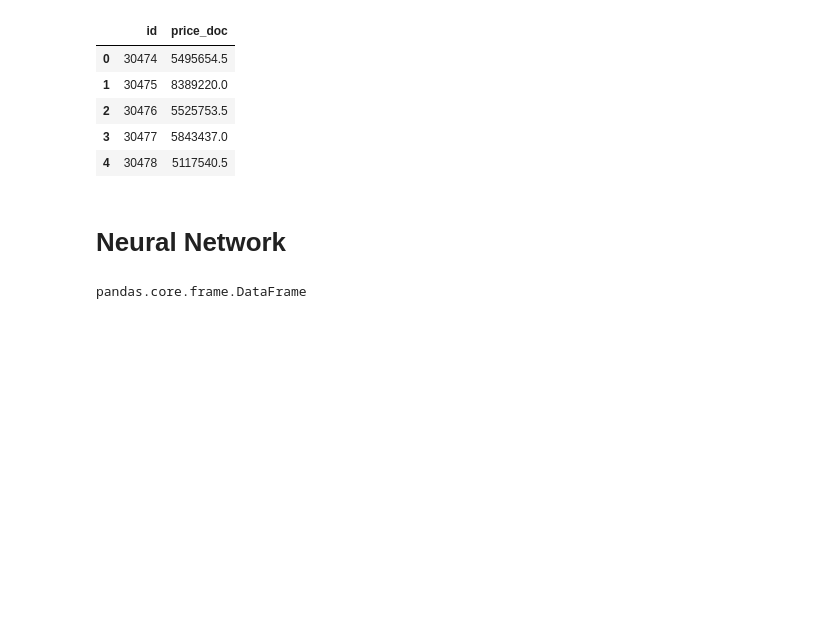
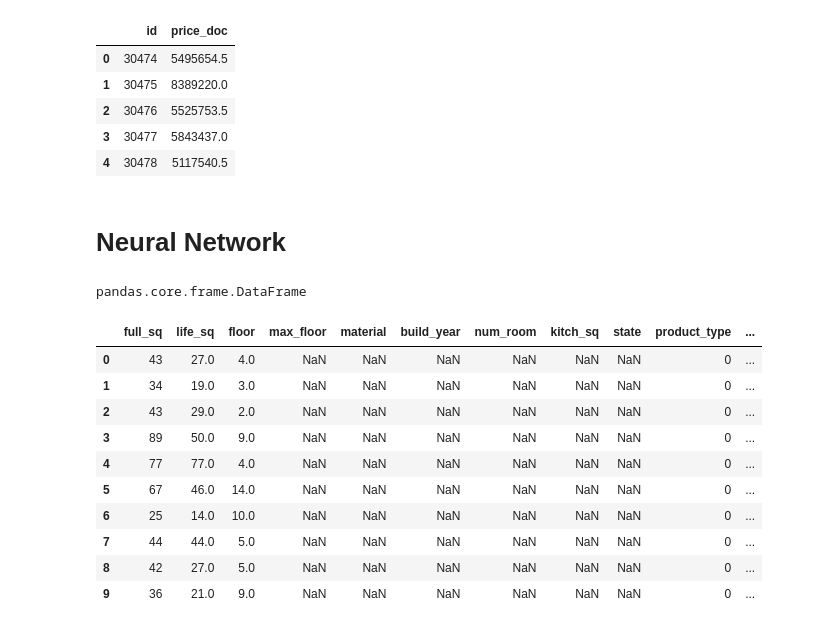
Before and after one commit to Majid-Sohrabi/MLDM_Competition_Sberbank, a Jupyter notebook: Sberbank_Russian_Housing_Market.ipynb, the cells around one changed output. Drawn from its saved outputs; the diff is of its cells as text; code cells hidden in the pictures; blank space fills up the shorter version.

```diff
--- a/Sberbank_Russian_Housing_Market.ipynb
+++ b/Sberbank_Russian_Housing_Market.ipynb
@@ -368,0 +361,51 @@ y_train = y_train.replace(np.nan, 0.0)
+# %%
+# Preprocessing for Neural Network
+
+# Convert categorical features to numeric
+categ_feature_YN = ['culture_objects_top_25',
+                    'thermal_power_plant_raion',
+                    'incineration_raion',
+                    'oil_chemistry_raion',
+                    'radiation_raion',
+                    'railroad_terminal_raion',
+                    'big_market_raion',
+                    'nuclear_reactor_raion',
+                    'detention_facility_raion',
+                    'big_road1_1line',
+                    'railroad_1line',
+                    'water_1line']
+
+categ_feature_quantify = ['ecology', 'product_type']
+
+# Convert no, yes to 0 and 1 recpectively
+for col in categ_feature_YN:
+  x_train[col] = x_train[col].replace(['no', 'yes'], [0, 1])
+  x_test[col] = x_test[col].replace(['no', 'yes'], [0, 1])
+
+# Convert 'ecology' column from ['no data', 'poor', 'satisfactory', 'good', 'excellent'] to [0, 1, 2, 3, 4]
+x_train[categ_feature_quantify[0]] = x_train[categ_feature_quantify[0]].replace(['no data', 'poor', 'satisfactory', 'good', 'excellent'], [0, 1, 2, 3, 4])
+x_test[categ_feature_quantify[0]] = x_test[categ_feature_quantify[0]].replace(['no data', 'poor', 'satisfactory', 'good', 'excellent'], [0, 1, 2, 3, 4])
+
+# Convert 'product_type' column from ['Investment', 'OwnerOccupier'] to [0, 1]
+x_train[categ_feature_quantify[1]] = x_train[categ_feature_quantify[1]].replace(['Investment', 'OwnerOccupier'], [0, 1])
+x_test[categ_feature_quantify[1]] = x_test[categ_feature_quantify[1]].replace(['Investment', 'OwnerOccupier'], [0, 1])
+
+# Drop 'sub_area' collumn
+x_train = x_train.drop(['sub_area'], axis=1)
+x_test = x_test.drop(['sub_area'], axis=1)
+# %%
+# print all culumns of the dataframe with head() function
+pd.set_option('display.max_columns', None)
+x_train.head(10)
+# %% [output]
+|  | full_sq | life_sq | floor | max_floor | material | build_year | num_room | kitch_sq | state | product_type | ... |
+| 0 | 43 | 27.0 | 4.0 | NaN | NaN | NaN | NaN | NaN | NaN | 0 | ... |
+| 1 | 34 | 19.0 | 3.0 | NaN | NaN | NaN | NaN | NaN | NaN | 0 | ... |
+| 2 | 43 | 29.0 | 2.0 | NaN | NaN | NaN | NaN | NaN | NaN | 0 | ... |
+| 3 | 89 | 50.0 | 9.0 | NaN | NaN | NaN | NaN | NaN | NaN | 0 | ... |
+| 4 | 77 | 77.0 | 4.0 | NaN | NaN | NaN | NaN | NaN | NaN | 0 | ... |
+| 5 | 67 | 46.0 | 14.0 | NaN | NaN | NaN | NaN | NaN | NaN | 0 | ... |
+| 6 | 25 | 14.0 | 10.0 | NaN | NaN | NaN | NaN | NaN | NaN | 0 | ... |
+| 7 | 44 | 44.0 | 5.0 | NaN | NaN | NaN | NaN | NaN | NaN | 0 | ... |
+| 8 | 42 | 27.0 | 5.0 | NaN | NaN | NaN | NaN | NaN | NaN | 0 | ... |
+| 9 | 36 | 21.0 | 9.0 | NaN | NaN | NaN | NaN | NaN | NaN | 0 | ... |
```
Also changed, not shown: parts of 17 cells of this notebook.
